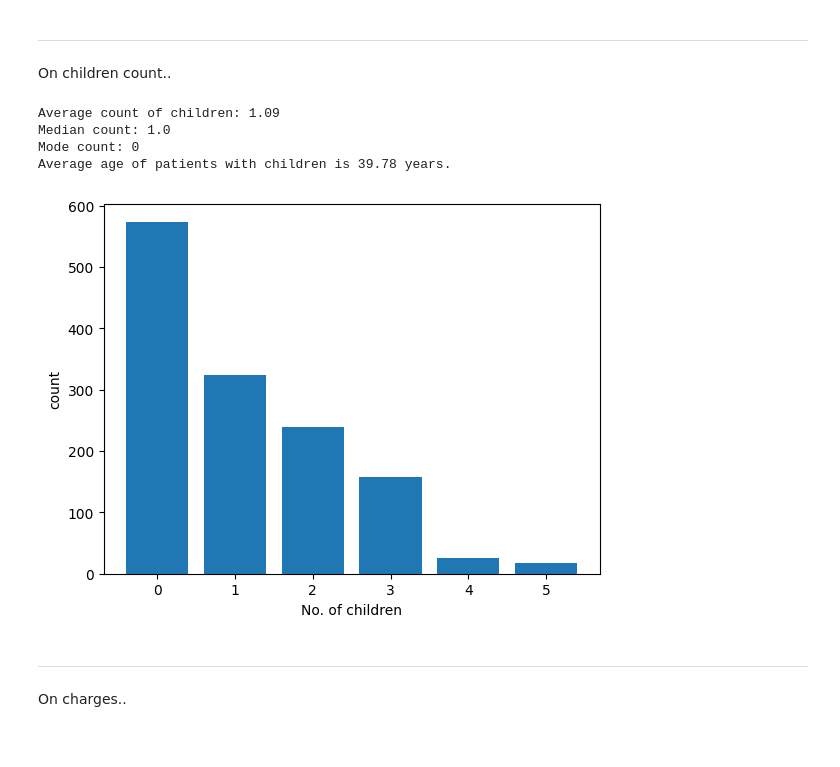
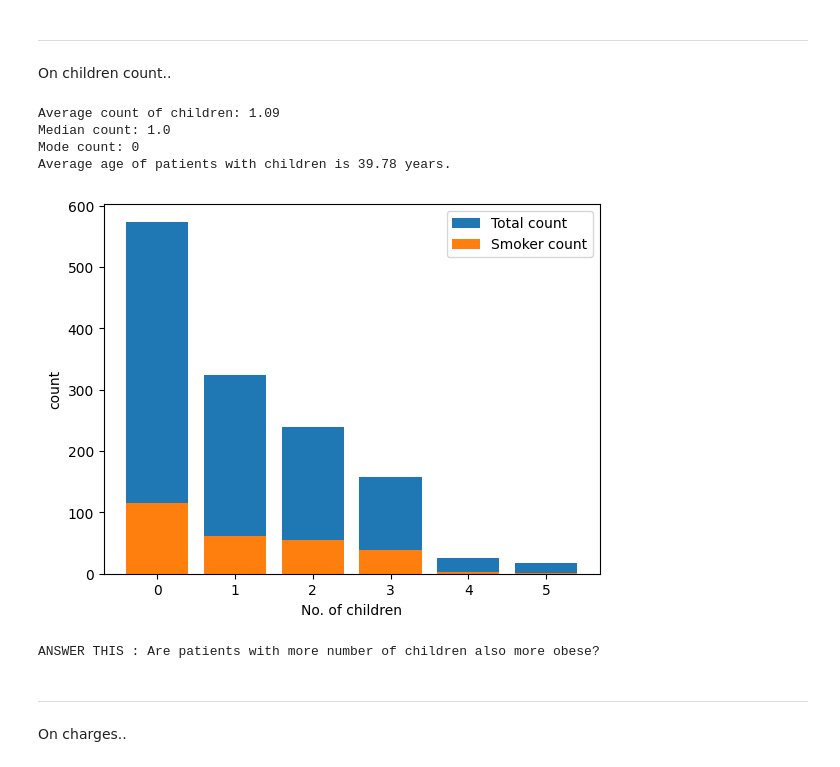
Before and after one commit to Mohak475/portfolio-proj-1, a Jupyter notebook: main_book.ipynb, the cells around one changed output. Saved outputs shown, nothing was run; the diff lists cells and outputs as text; code cells hidden in the pictures.

```diff
--- a/main_book.ipynb
+++ b/main_book.ipynb
@@ -65,10 +65,13 @@ for gender in all_gender:
 
 x = np.array(list(all_gender))
 y = np.array(gender_count)
-plt.bar(x, y)
+plt.bar(x, y, width=0.9)
+plt.ylabel("count")
 
 y = np.array(gender_count_smoker)
-plt.bar(x, y)
+plt.bar(x, y, width=0.9)
+
+plt.legend(["Total count", "Smoker count"])
 plt.show()
 
 
@@ -88,6 +91,7 @@ for region in all_regions:
 
     sm_count = 0
     region_charges = []
+    region_bmi = []
     for row in imported_data:
         if(row['region'] == region and row['smoker'] == 'yes'):
             sm_count += 1
@@ -97,11 +101,13 @@ for region in all_regions:
 
         if(row['region'] == region):
             region_charges.append(float(row['charges']))
+            region_bmi.append(float(row['bmi']))
     region_count_smoker.append(sm_count)
     sm_pct = round(sm_count / region_list.count(region) *100,1)
     print("  Smokers: {}({}%)".format(sm_count,sm_pct))
 
     print("  Avg. charges: {}".format(round(statistics.mean(region_charges),2)))
+    print("  Avg. bmi: {}".format(round(statistics.mean(region_bmi),2)))
 
 # print(region_smoker_list)
 
@@ -111,6 +117,9 @@ plt.bar(x, y)
 
 y = np.array(region_count_smoker)
 plt.bar(x, y)
+
+plt.ylabel("count")
+plt.legend(["Total count", "Smoker count"], loc=2)
 plt.show()
 # %% [output]
 How many patients of each gender?
@@ -215,39 +387,53 @@ On children count..
 # %%
 print("Average count of children: {}".format(round(statistics.mean(children_list),2)))
 print("Median count: {}".format(round(statistics.median(children_list),2)))
 print("Mode count: {}".format(round(statistics.mode(children_list),2)))
 
 all_children = set(children_list)
-children_count = dict.fromkeys(all_children,0)
+children_count_dict = dict.fromkeys(all_children,0)
 ages_list_children = []
 ages_list_no_children = []
+bmi_child5_list = []
+sm_children_wise_count_dict = dict.fromkeys(all_children,0)
 for row in imported_data:
     child_count = float(row['children'])
-    children_count[child_count] += 1
+    sm = row['smoker']
+    children_count_dict[child_count] += 1
+    if sm == 'yes':
+        sm_children_wise_count_dict[child_count] += 1
 
     if child_count >0:
         ages_list_children.append(int(row['age']))
     else:
         ages_list_no_children.append(int(row['age']))
+        if child_count == 5:
+            bmi_child5_list.append(int(row['bmi']))
 
 print("Average age of patients with children is {} years.".format(round(statistics.mean(ages_list_children),2)))
 # print("Average age of patients with no children is {} years.".format(round(statistics.mean(ages_list_no_children),2)))
-x = np.array(list(children_count.keys()))
-y = np.array(list(children_count.values()))
+x = np.array(list(children_count_dict.keys()))
+y = np.array(list(children_count_dict.values()))
+plt.bar(x,y)
 
+x = np.array(list(sm_children_wise_count_dict.keys()))
+y = np.array(list(sm_children_wise_count_dict.values()))
 plt.bar(x,y)
+
 plt.xlabel("No. of children")
 plt.ylabel("count")
+plt.legend(["Total count", "Smoker count"])
 plt.show()
 
-# print("Standard deviation of ages: {}".format(round(statistics.pstdev(children_list),2)))
-# print("IQR of ages: {}".format(round(np.quantile(children_list,0.75) - np.quantile(children_list,0.25),2)))
+print("ANSWER THIS : Are patients with more number of children also more obese?")
+
+# for bmi in bmi_child5_list:
 # %% [output]
 Average count of children: 1.09
 Median count: 1.0
 Mode count: 0
 Average age of patients with children is 39.78 years.
-[figure, old version]
+[figure, new version]
+ANSWER THIS : Are patients with more number of children also more obese?
 # %% [markdown]
 ---------------
 On charges..
```
Also changed, not shown: parts of 9 cells of this notebook.
